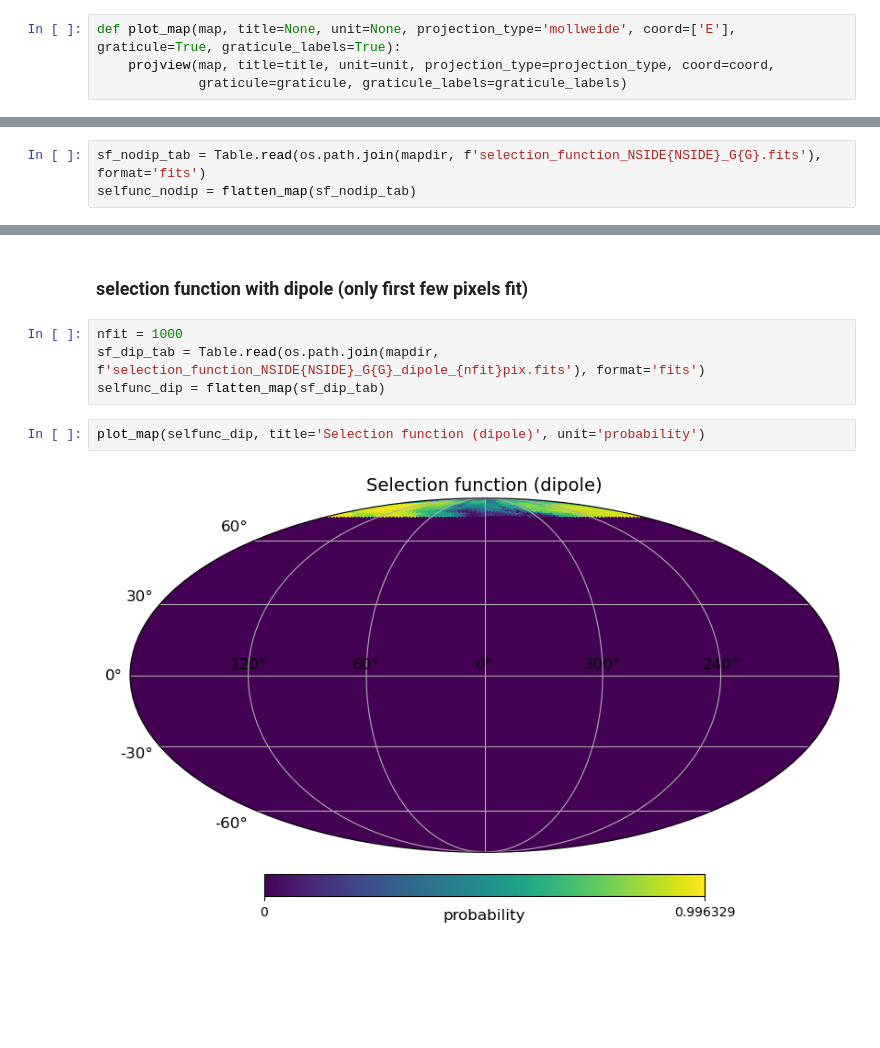
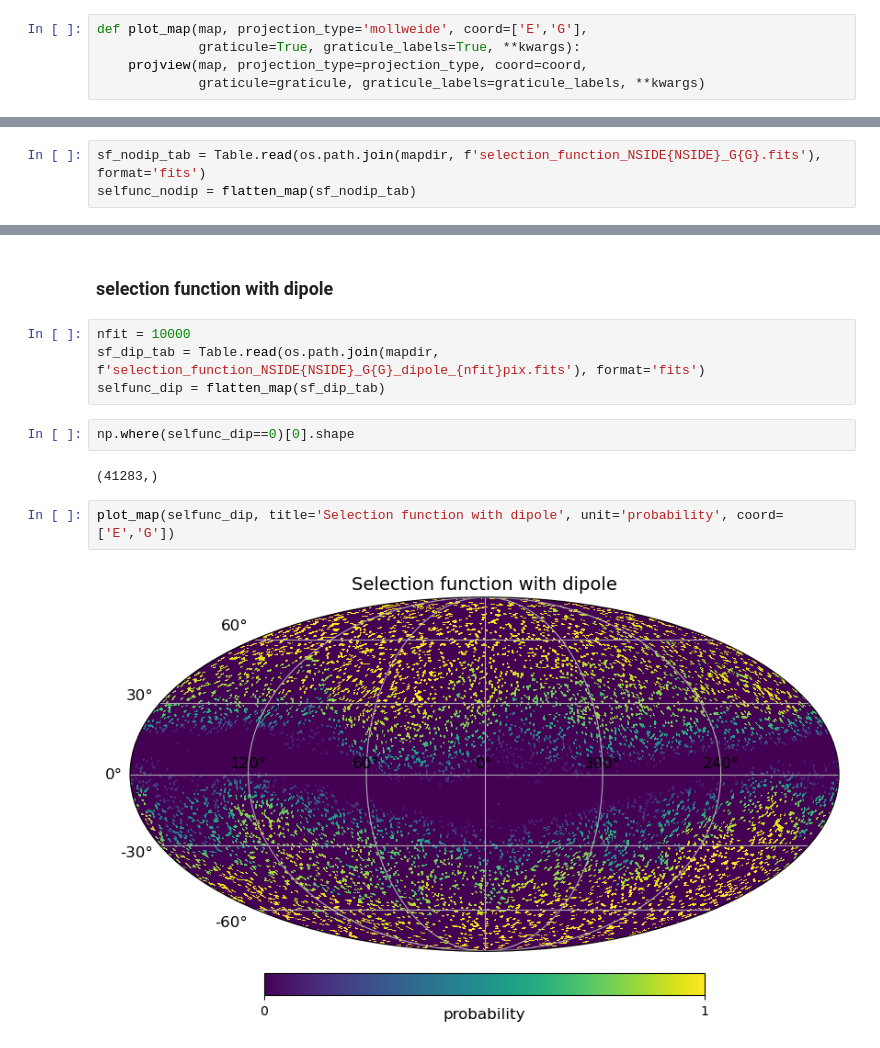
Before and after one commit to abbyw24/lss-dipoles, a Jupyter notebook: notebooks/selfunc_with_dipole_13-6-23.ipynb, the cells around one changed output, grey strips where cells are left out. Drawn from its saved outputs; the diff is of its cells as text; blank space fills up the shorter version.

```diff
--- a/notebooks/selfunc_with_dipole_13-6-23.ipynb
+++ b/notebooks/selfunc_with_dipole_13-6-23.ipynb
@@ -28,9 +23,10 @@ Note that this will delete your configuration! For example, if you have specifie
 # %% [markdown]
 #### functions
 # %%
-def plot_map(map, title=None, unit=None, projection_type='mollweide', coord=['E'], graticule=True, graticule_labels=True):
-    projview(map, title=title, unit=unit, projection_type=projection_type, coord=coord,
-             graticule=graticule, graticule_labels=graticule_labels)
+def plot_map(map, projection_type='mollweide', coord=['E','G'],
+             graticule=True, graticule_labels=True, **kwargs):
+    projview(map, projection_type=projection_type, coord=coord,
+             graticule=graticule, graticule_labels=graticule_labels, **kwargs)
 # %%
 def flatten_map(sf_map):
     newarr = np.array([row[0] for row in sf_map])
@@ -53,12 +49,16 @@ plot_map(selfunc_nodip, title='Selection function (no dipole)', unit='probabilit
 # %% [markdown]
-### selection function with dipole (only first few pixels fit)
+### selection function with dipole
 # %%
-nfit = 1000
+nfit = 10000
 sf_dip_tab = Table.read(os.path.join(mapdir, f'selection_function_NSIDE{NSIDE}_G{G}_dipole_{nfit}pix.fits'), format='fits')
 selfunc_dip = flatten_map(sf_dip_tab)
+# %%
+np.where(selfunc_dip==0)[0].shape
+# %% [output]
+(41283,)
 # %%
-plot_map(selfunc_dip, title='Selection function (dipole)', unit='probability')
+plot_map(selfunc_dip, title='Selection function with dipole', unit='probability', coord=['E','G'])
 # %% [output]
-[figure, old version]
+[figure, new version]
 # %%
 # residuals
```
Also changed, not shown: parts of 13 cells of this notebook, 1 other file.
